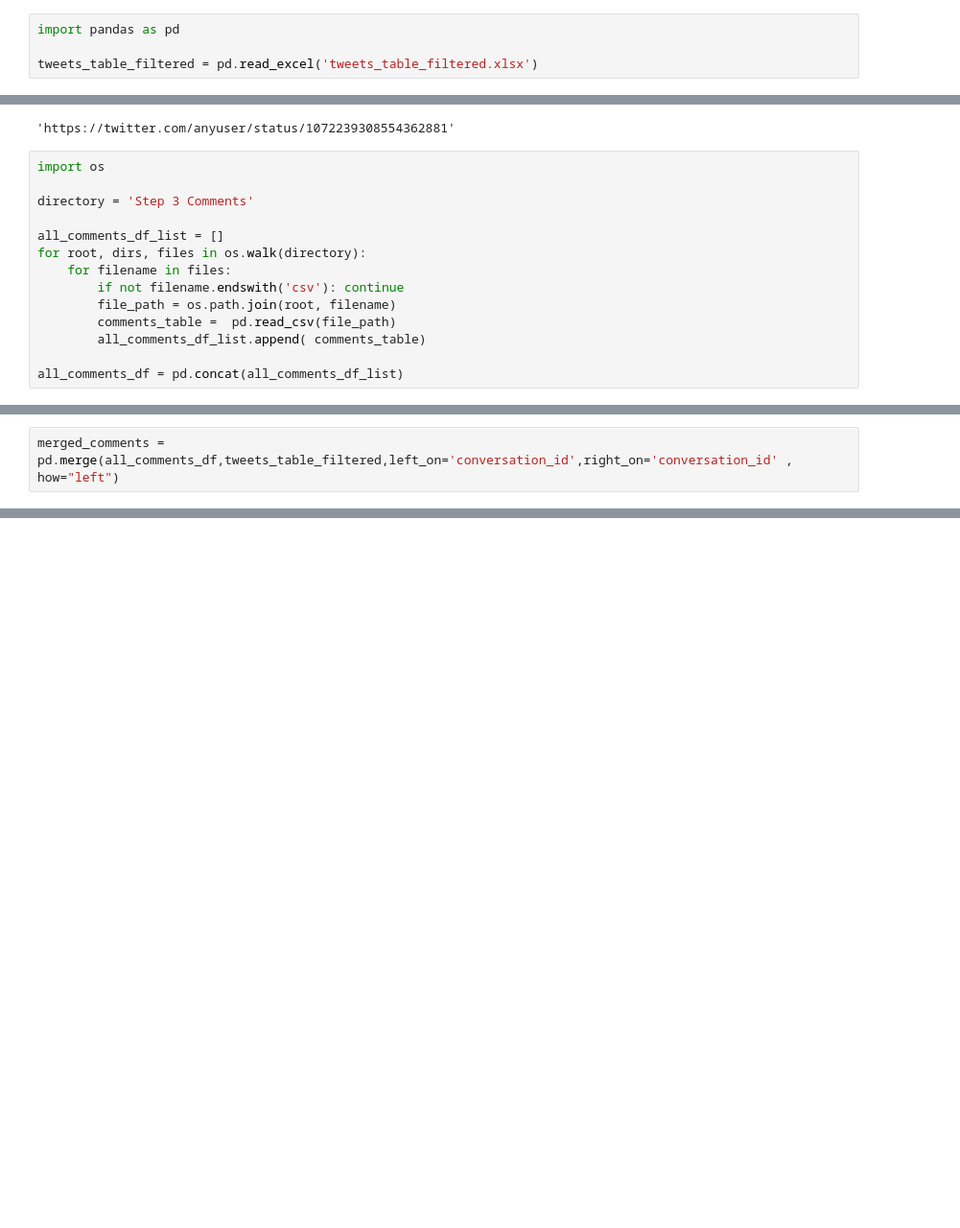
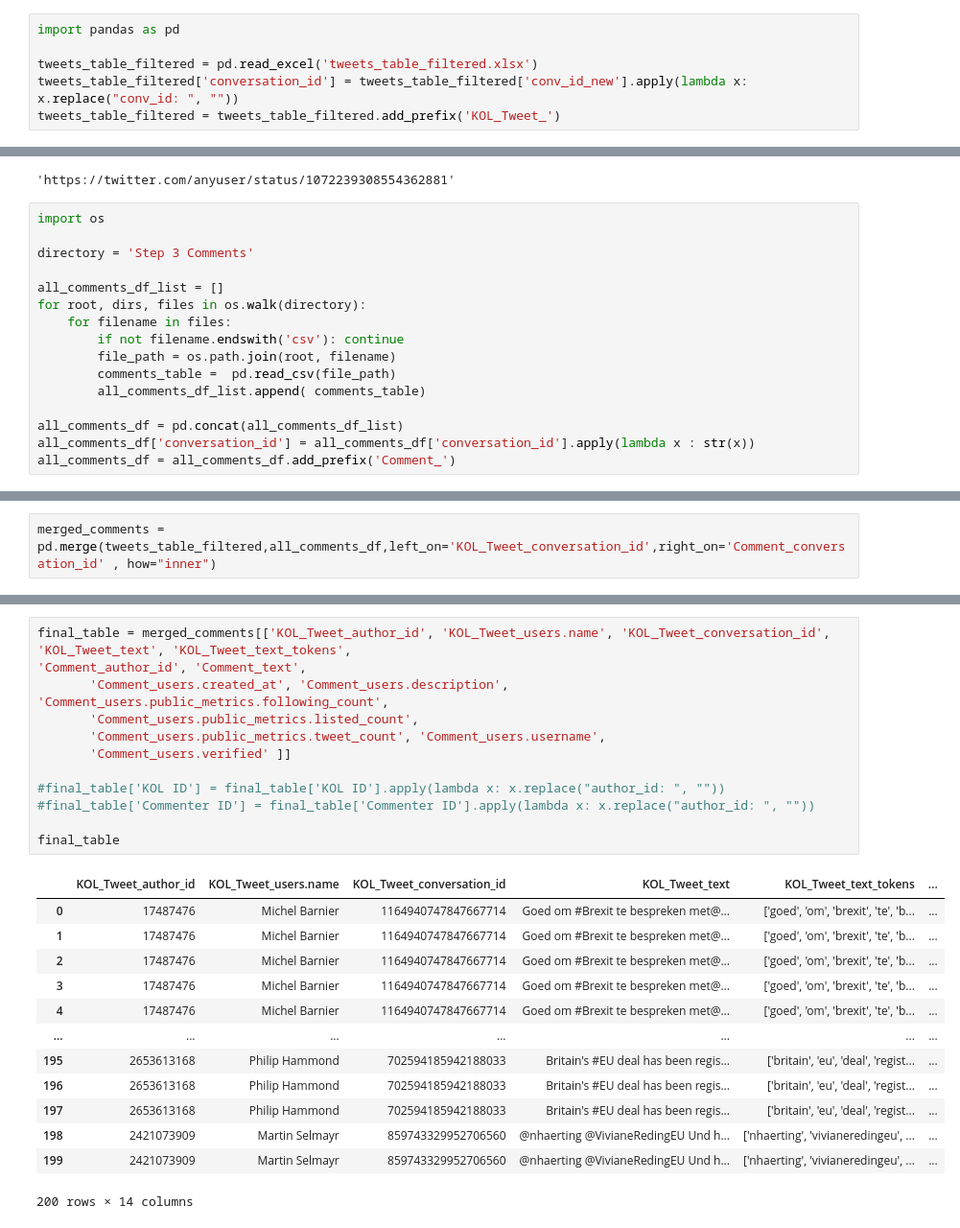
Before and after one commit to Michael-Koban/brexit-package-new, a Jupyter notebook: step 3 retreving comments.ipynb, the cells around one changed output, grey strips where cells are left out. Shown: that part at 96% size. Cells and saved outputs as stored; diff of their text form; blank space fills up the shorter version.

Commit message:
combined tweets and comments

```diff
--- a/step 3 retreving comments.ipynb
+++ b/step 3 retreving comments.ipynb
@@ -62,3 +62,5 @@ Total number of remained tweets of the KOL=14925
 import pandas as pd
 
 tweets_table_filtered = pd.read_excel('tweets_table_filtered.xlsx')
+tweets_table_filtered['conversation_id'] = tweets_table_filtered['conv_id_new'].apply(lambda x: x.replace("conv_id: ", ""))
+tweets_table_filtered = tweets_table_filtered.add_prefix('KOL_Tweet_')
@@ -116,3 +138,5 @@ for root, dirs, files in os.walk(directory):
         all_comments_df_list.append( comments_table)
 
 all_comments_df = pd.concat(all_comments_df_list)
+all_comments_df['conversation_id'] = all_comments_df['conversation_id'].apply(lambda x : str(x))
+all_comments_df = all_comments_df.add_prefix('Comment_')
@@ -125,2 +160,2 @@ str
 # %%
-merged_comments = pd.merge(all_comments_df,tweets_table_filtered,left_on='conversation_id',right_on='conversation_id' , how="left")
+merged_comments = pd.merge(tweets_table_filtered,all_comments_df,left_on='KOL_Tweet_conversation_id',right_on='Comment_conversation_id' , how="inner")
@@ -140,0 +198,27 @@ merged_comments = pd.merge(all_comments_df,tweets_table_filtered,left_on='conver
+# %%
+final_table = merged_comments[['KOL_Tweet_author_id', 'KOL_Tweet_users.name', 'KOL_Tweet_conversation_id', 'KOL_Tweet_text', 'KOL_Tweet_text_tokens',
+'Comment_author_id', 'Comment_text',
+       'Comment_users.created_at', 'Comment_users.description',
+'Comment_users.public_metrics.following_count',
+       'Comment_users.public_metrics.listed_count',
+       'Comment_users.public_metrics.tweet_count', 'Comment_users.username',
+       'Comment_users.verified' ]]
+
+#final_table['KOL ID'] = final_table['KOL ID'].apply(lambda x: x.replace("author_id: ", ""))
+#final_table['Commenter ID'] = final_table['Commenter ID'].apply(lambda x: x.replace("author_id: ", ""))
+
+final_table
+# %% [output]
+|  | KOL_Tweet_author_id | KOL_Tweet_users.name | KOL_Tweet_conversation_id | KOL_Tweet_text | KOL_Tweet_text_tokens | ... |
+| 0 | 17487476 | Michel Barnier | 1164940747847667714 | Goed om #Brexit te bespreken met@... | ['goed', 'om', 'brexit', 'te', 'b... | ... |
+| 1 | 17487476 | Michel Barnier | 1164940747847667714 | Goed om #Brexit te bespreken met@... | ['goed', 'om', 'brexit', 'te', 'b... | ... |
+| 2 | 17487476 | Michel Barnier | 1164940747847667714 | Goed om #Brexit te bespreken met@... | ['goed', 'om', 'brexit', 'te', 'b... | ... |
+| 3 | 17487476 | Michel Barnier | 1164940747847667714 | Goed om #Brexit te bespreken met@... | ['goed', 'om', 'brexit', 'te', 'b... | ... |
+| 4 | 17487476 | Michel Barnier | 1164940747847667714 | Goed om #Brexit te bespreken met@... | ['goed', 'om', 'brexit', 'te', 'b... | ... |
+| ... | ... | ... | ... | ... | ... | ... |
+| 195 | 2653613168 | Philip Hammond | 702594185942188033 | Britain's #EU deal has been regis... | ['britain', 'eu', 'deal', 'regist... | ... |
+| 196 | 2653613168 | Philip Hammond | 702594185942188033 | Britain's #EU deal has been regis... | ['britain', 'eu', 'deal', 'regist... | ... |
+| 197 | 2653613168 | Philip Hammond | 702594185942188033 | Britain's #EU deal has been regis... | ['britain', 'eu', 'deal', 'regist... | ... |
+| 198 | 2421073909 | Martin Selmayr | 859743329952706560 | @nhaerting @VivianeRedingEU Und h... | ['nhaerting', 'vivianeredingeu', ... | ... |
+| 199 | 2421073909 | Martin Selmayr | 859743329952706560 | @nhaerting @VivianeRedingEU Und h... | ['nhaerting', 'vivianeredingeu', ... | ... |
+200 rows × 14 columns
```
Also changed, not shown: parts of 12 cells of this notebook.
